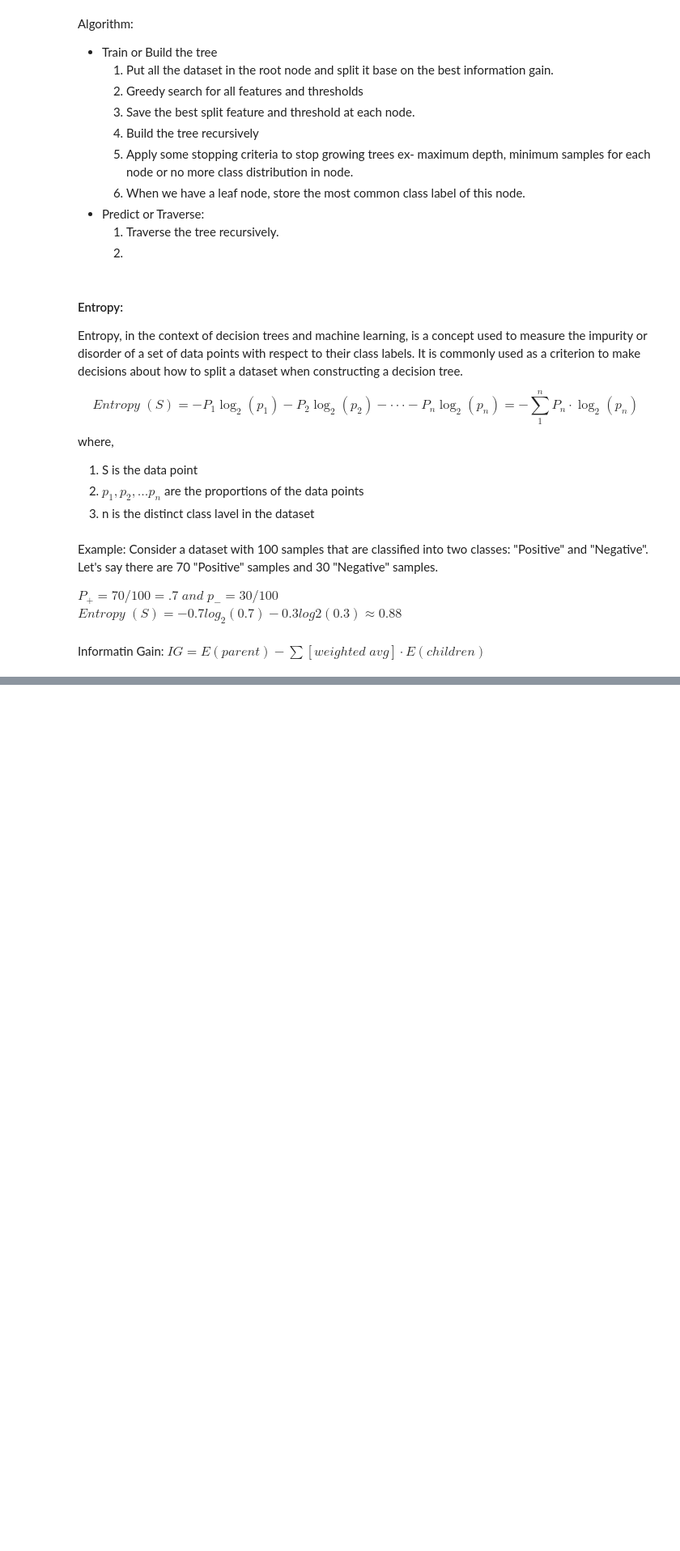
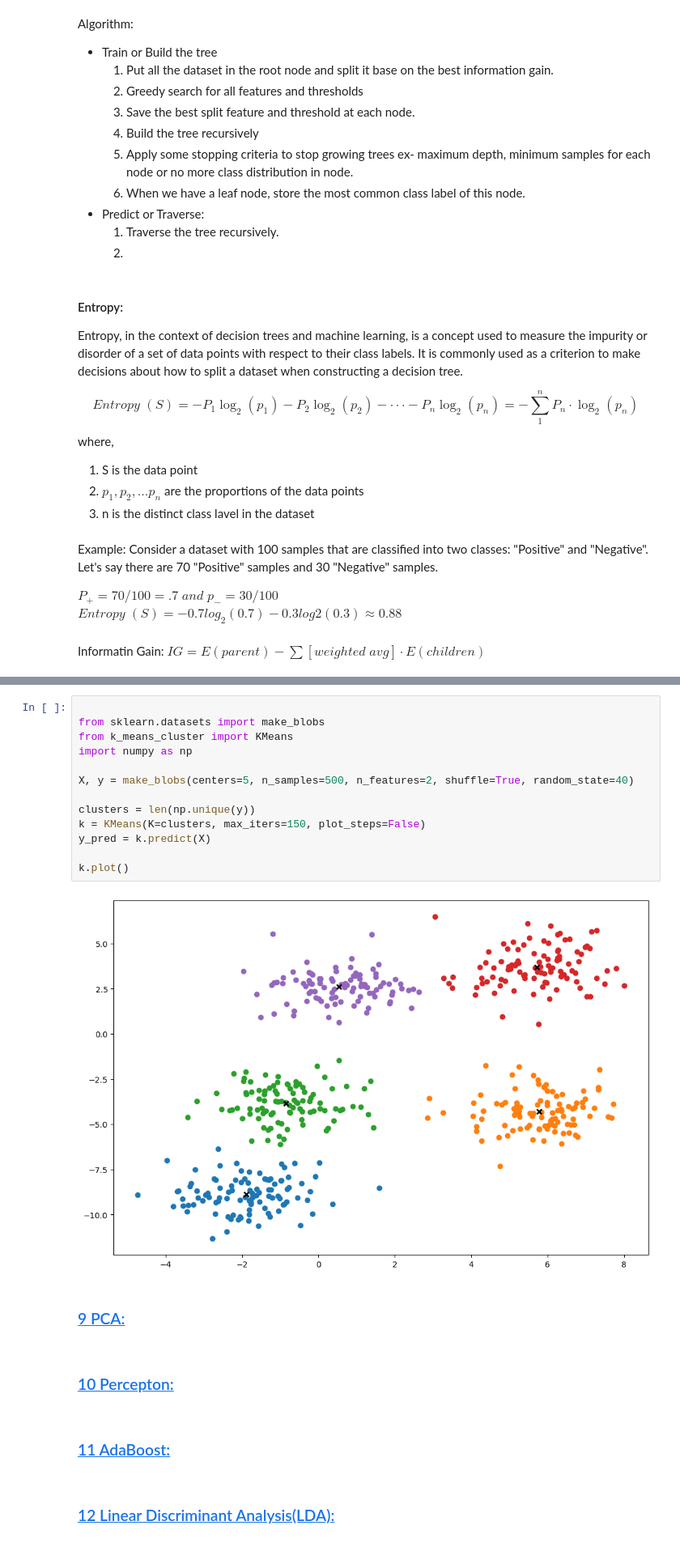
Before and after one commit to Limon-7/deep-learning-libray, a Jupyter notebook: algorithm/ml-algorithm.ipynb, the cells around one changed output, grey strips where cells are left out. Shown: that part at 81% size. Saved outputs shown, nothing was run; the diff lists cells and outputs as text; blank space fills up the shorter version.

Commit message:
added: k-means clustering algorithm

```diff
--- a/algorithm/ml-algorithm.ipynb
+++ b/algorithm/ml-algorithm.ipynb
@@ -348,0 +373,27 @@ Informatin Gain: $IG=E(parent)-\sum [weighted \; avg]\cdot E(children)$
+# %%
+
+from sklearn.datasets import make_blobs
+from k_means_cluster import KMeans
+import numpy as np
+
+X, y = make_blobs(centers=5, n_samples=500, n_features=2, shuffle=True, random_state=40)
+
+clusters = len(np.unique(y))
+k = KMeans(K=clusters, max_iters=150, plot_steps=False)
+y_pred = k.predict(X)
+
+k.plot()
+# %% [output]
+[figure, added]
+# %% [markdown]
+### [9 PCA:](#h_cell)
+<a id='pca_cell'></a>
+# %% [markdown]
+### [10 Percepton:](#h_cell)
+<a id='pt_cell'></a>
+# %% [markdown]
+### [11 AdaBoost:](#h_cell)
+<a id='ab_cell'></a>
+# %% [markdown]
+### [ 12 Linear Discriminant Analysis(LDA):](#h_cell)
+<a id='lda_cell'></a>
```
Also changed, not shown: parts of 5 cells of this notebook, 1 other file.
